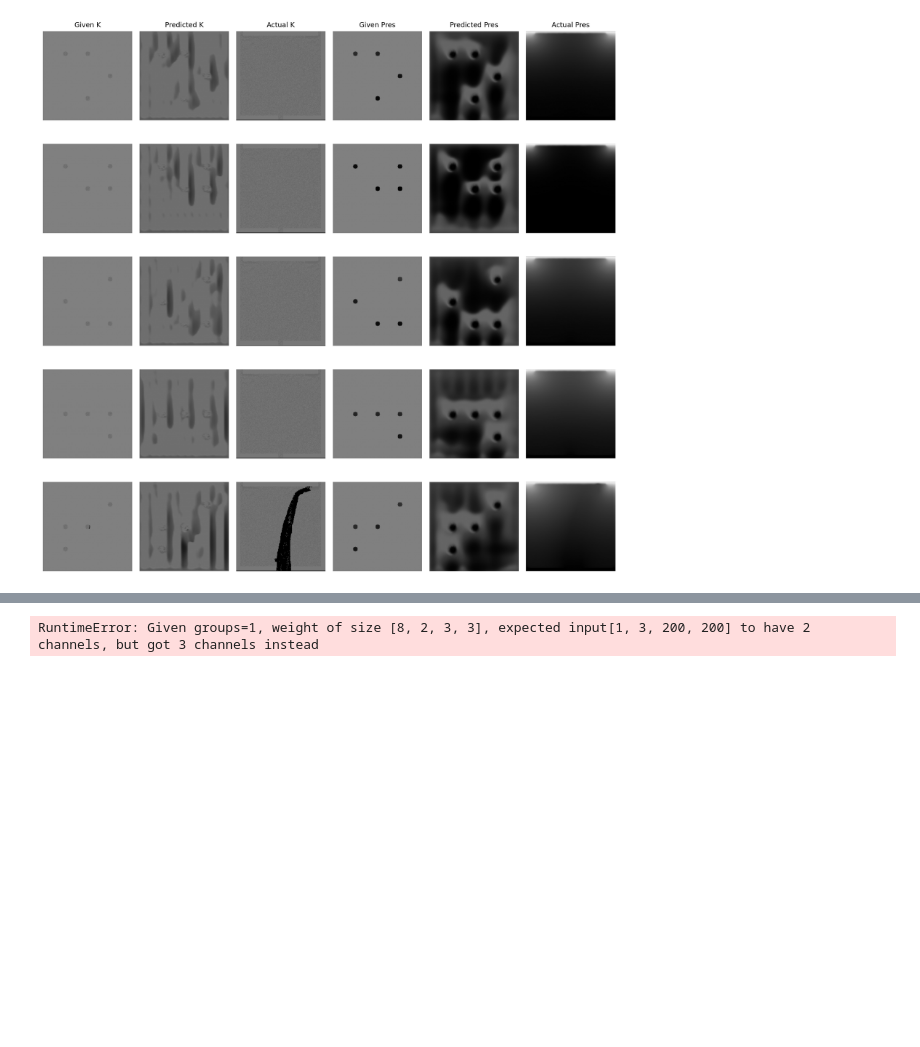
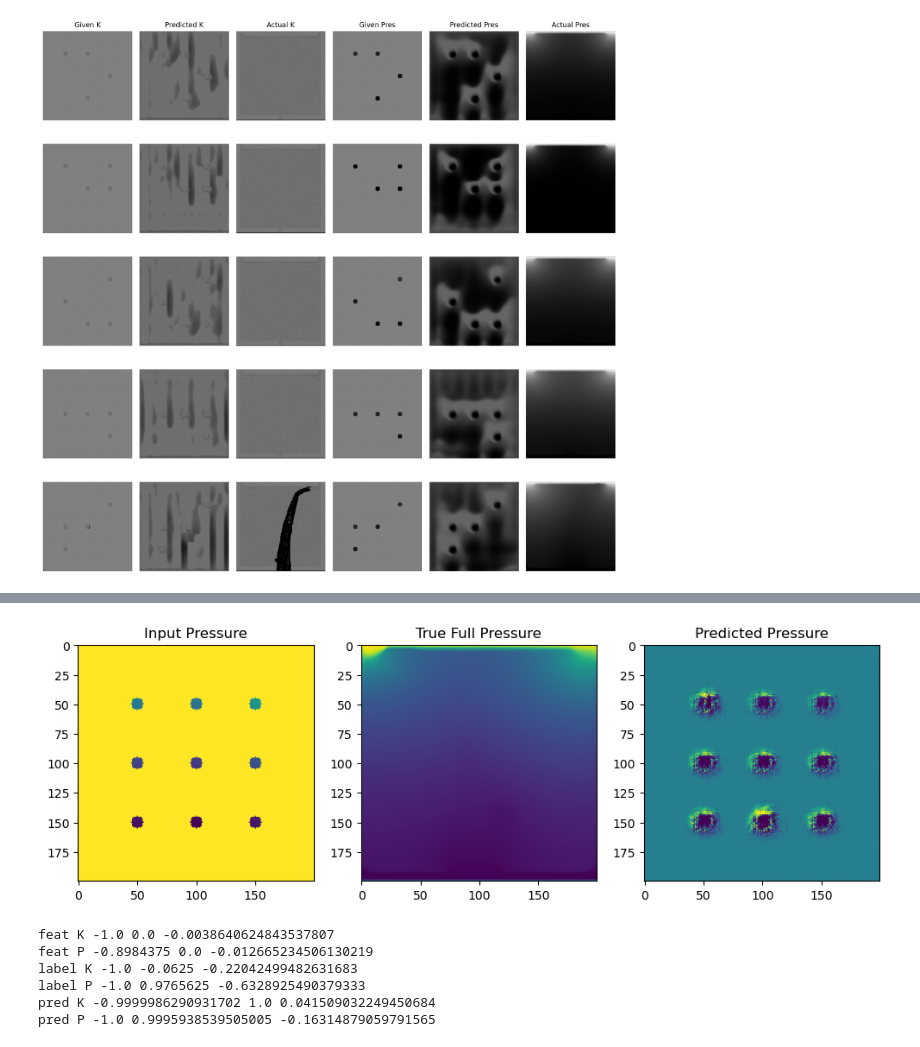
Before and after one commit to JadenLews/Learning, a Jupyter notebook: DeepLearn/physics/0525_visualize_compare.ipynb, the cells around one changed output, grey strips where cells are left out. Drawn from its saved outputs; the diff is of its cells as text; code cells hidden in the pictures; blank space fills up the shorter version.

```diff
--- a/DeepLearn/physics/0525_visualize_compare.ipynb
+++ b/DeepLearn/physics/0525_visualize_compare.ipynb
@@ -339,18 +323,58 @@ AttnUnet(
 # %%
 import numpy as np
+import torch
+import matplotlib.pyplot as plt
+import datasets
+from model_loader import make_model, DEVICE, ChannelSelectDataset
+
 val_sims = np.array([450])
 
-dataset = datasets.FixedDenseDatasetLimited(
+base_dataset = datasets.FixedDenseDatasetFull(
     sims=val_sims,
     channels="KP"
 )
 
-feat, label, mask = dataset[0]
+dataset = ChannelSelectDataset(base_dataset, channels="KP")
+
+feat, label = dataset[100]
 
 with torch.no_grad():
     pred = model(feat.unsqueeze(0).to(DEVICE)).squeeze(0).cpu()
+
+plt.figure(figsize=(12,4))
+
+plt.subplot(1,3,1)
+plt.imshow(feat[1].cpu())
+plt.title("Input Pressure")
+
+plt.subplot(1,3,2)
+plt.imshow(label[1].cpu())
+plt.title("True Full Pressure")
+
+plt.subplot(1,3,3)
+plt.imshow(pred[1])
+plt.title("Predicted Pressure")
+
+plt.show()
 # %% [output]
-RuntimeError: Given groups=1, weight of size [8, 2, 3, 3], expected input[1, 3, 200, 200] to have 2 channels, but got 3 channels instead
+[figure, added]
+# %%
+for name, x in [
+    ("feat K", feat[0]),
+    ("feat P", feat[1]),
+    ("label K", label[0]),
+    ("label P", label[1]),
+    ("pred K", pred[0]),
+    ("pred P", pred[1]),
+]:
+    print(name, x.min().item(), x.max().item(), x.mean().item())
+# %% [output]
+feat K -1.0 0.0 -0.0038640624843537807
+feat P -0.8984375 0.0 -0.012665234506130219
+label K -1.0 -0.0625 -0.22042499482631683
+label P -1.0 0.9765625 -0.6328925490379333
+pred K -0.9999986290931702 1.0 0.041509032249450684
+pred P -1.0 0.9995938539505005 -0.16314879059791565
 # %%
 plt.figure(figsize=(10, 4))
 
```
Also changed, not shown: parts of 4 cells of this notebook.
